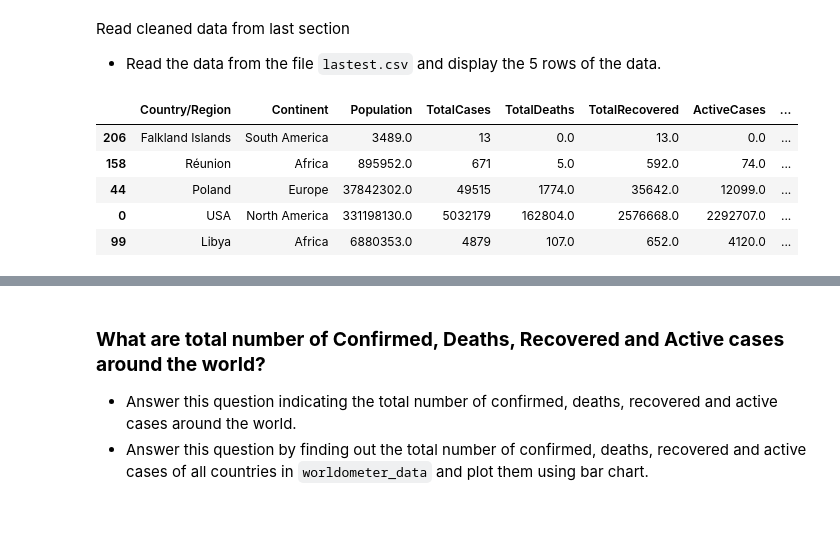
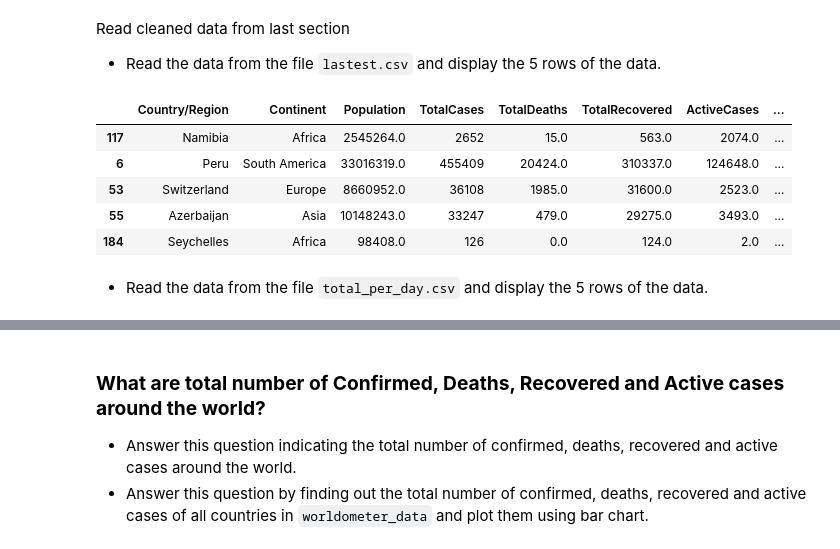
Before and after one commit to dhuyent/DSProgramming-FinalProject, a Jupyter notebook: src/Data_analysis.ipynb, the cells around one changed output, grey strips where cells are left out. Drawn from its saved outputs; the diff is of its cells as text; code cells hidden in the pictures; blank space fills up the shorter version.

```diff
--- a/src/Data_analysis.ipynb
+++ b/src/Data_analysis.ipynb
@@ -88,12 +103,14 @@ Read cleaned data from last section
 - Read the data from the file `lastest.csv` and display the 5 rows of the data.
 # %%
 # lastest.csv
-world_df = pd.read_csv("./cleaned_data/latest.csv")
-world_df.sample(5)
+country_df = pd.read_csv("./cleaned_data/latest.csv")
+country_df.sample(5)
 # %% [output]
 |  | Country/Region | Continent | Population | TotalCases | TotalDeaths | TotalRecovered | ActiveCases | ... |
-| 206 | Falkland Islands | South America | 3489.0 | 13 | 0.0 | 13.0 | 0.0 | ... |
-| 158 | Réunion | Africa | 895952.0 | 671 | 5.0 | 592.0 | 74.0 | ... |
-| 44 | Poland | Europe | 37842302.0 | 49515 | 1774.0 | 35642.0 | 12099.0 | ... |
-| 0 | USA | North America | 331198130.0 | 5032179 | 162804.0 | 2576668.0 | 2292707.0 | ... |
-| 99 | Libya | Africa | 6880353.0 | 4879 | 107.0 | 652.0 | 4120.0 | ... |
+| 117 | Namibia | Africa | 2545264.0 | 2652 | 15.0 | 563.0 | 2074.0 | ... |
+| 6 | Peru | South America | 33016319.0 | 455409 | 20424.0 | 310337.0 | 124648.0 | ... |
+| 53 | Switzerland | Europe | 8660952.0 | 36108 | 1985.0 | 31600.0 | 2523.0 | ... |
+| 55 | Azerbaijan | Asia | 10148243.0 | 33247 | 479.0 | 29275.0 | 3493.0 | ... |
+| 184 | Seychelles | Africa | 98408.0 | 126 | 0.0 | 124.0 | 2.0 | ... |
+# %% [markdown]
+- Read the data from the file `total_per_day.csv` and display the 5 rows of the data.
```
Also changed, not shown: parts of 28 cells of this notebook, 3 other files.
